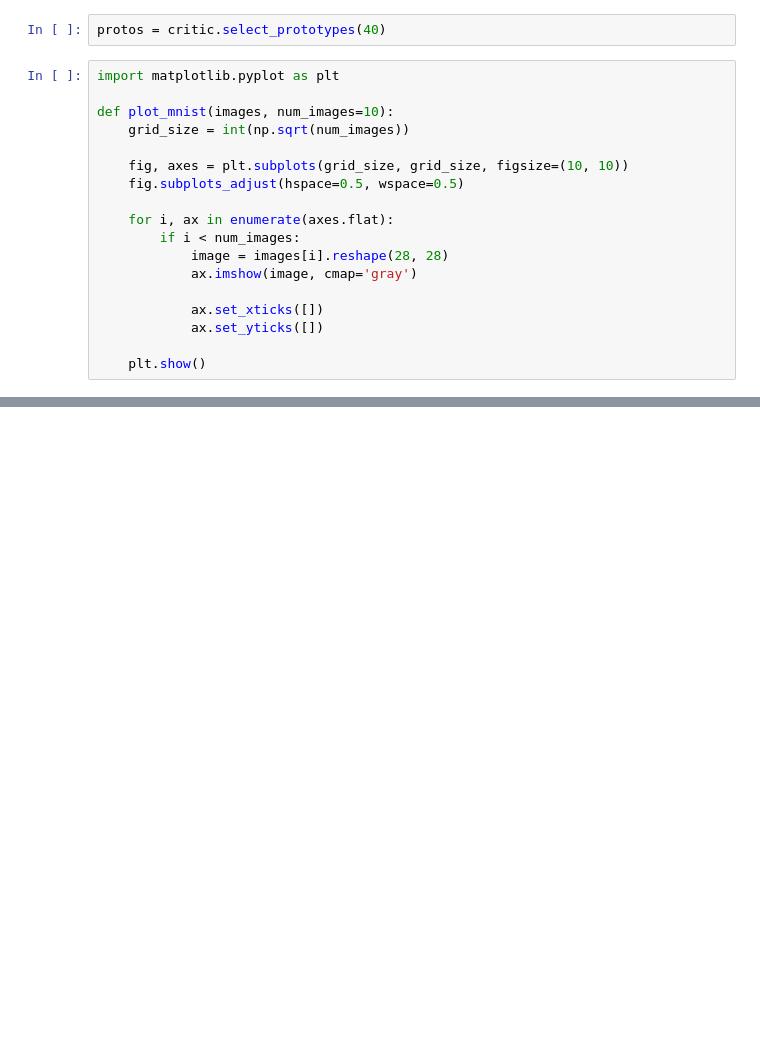
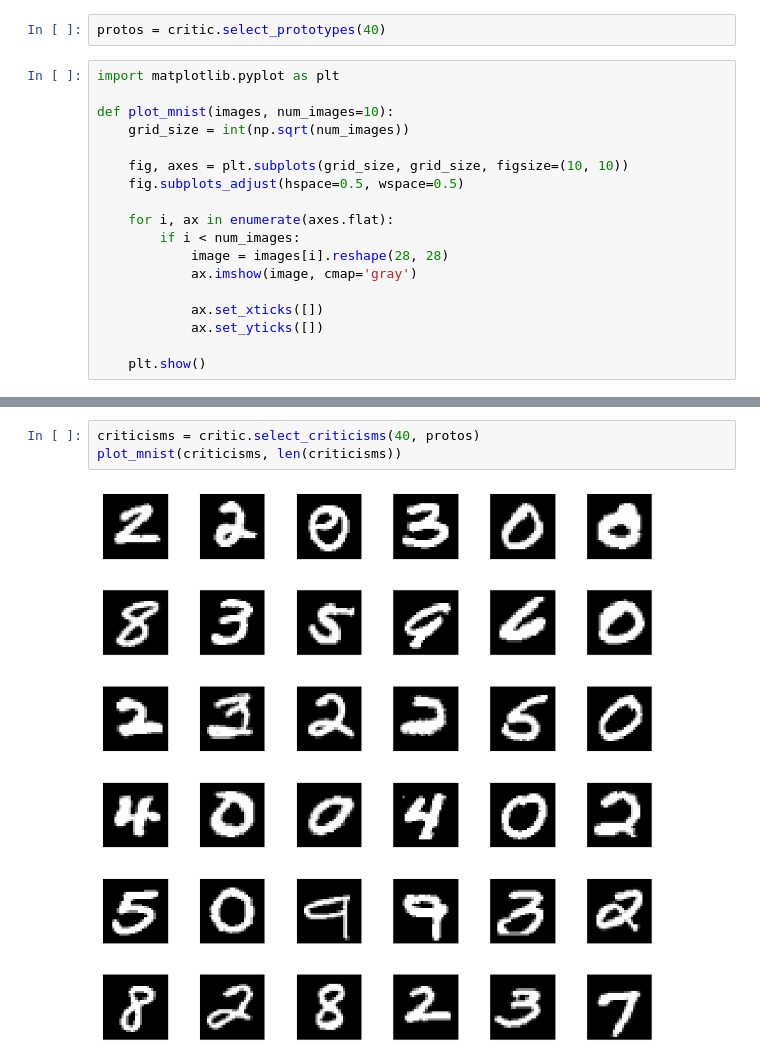
Before and after one commit to PhysBoom/mmd_critic, a Jupyter notebook: examples/mnist.ipynb, the cells around one changed output, grey strips where cells are left out. Drawn from its saved outputs; the diff is of its cells as text; blank space fills up the shorter version.

```diff
--- a/examples/mnist.ipynb
+++ b/examples/mnist.ipynb
@@ -43,0 +47,5 @@ plot_mnist(protos, len(protos))
+# %%
+criticisms = critic.select_criticisms(40, protos)
+plot_mnist(criticisms, len(criticisms))
+# %% [output]
+[figure, added]
```
Also changed, not shown: parts of 3 cells of this notebook, 7 other files.
